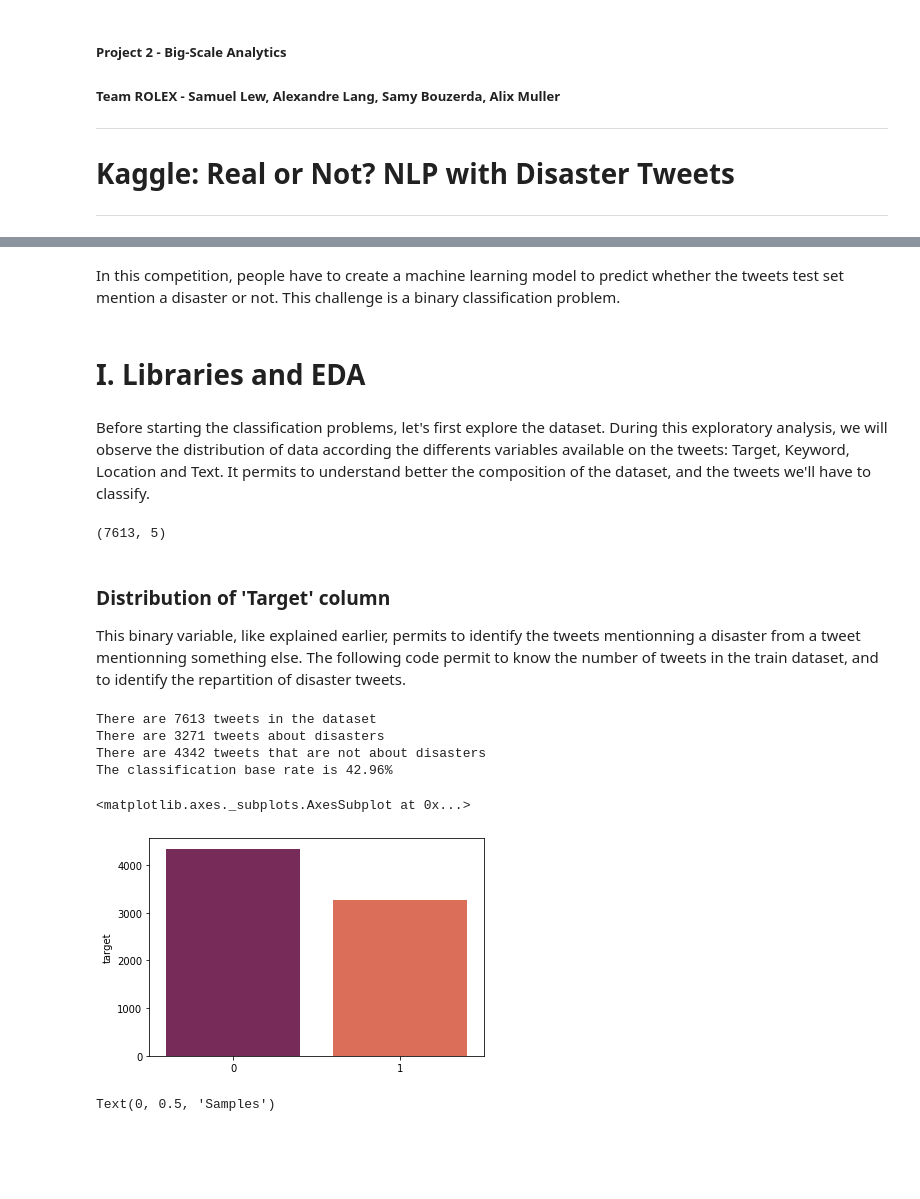
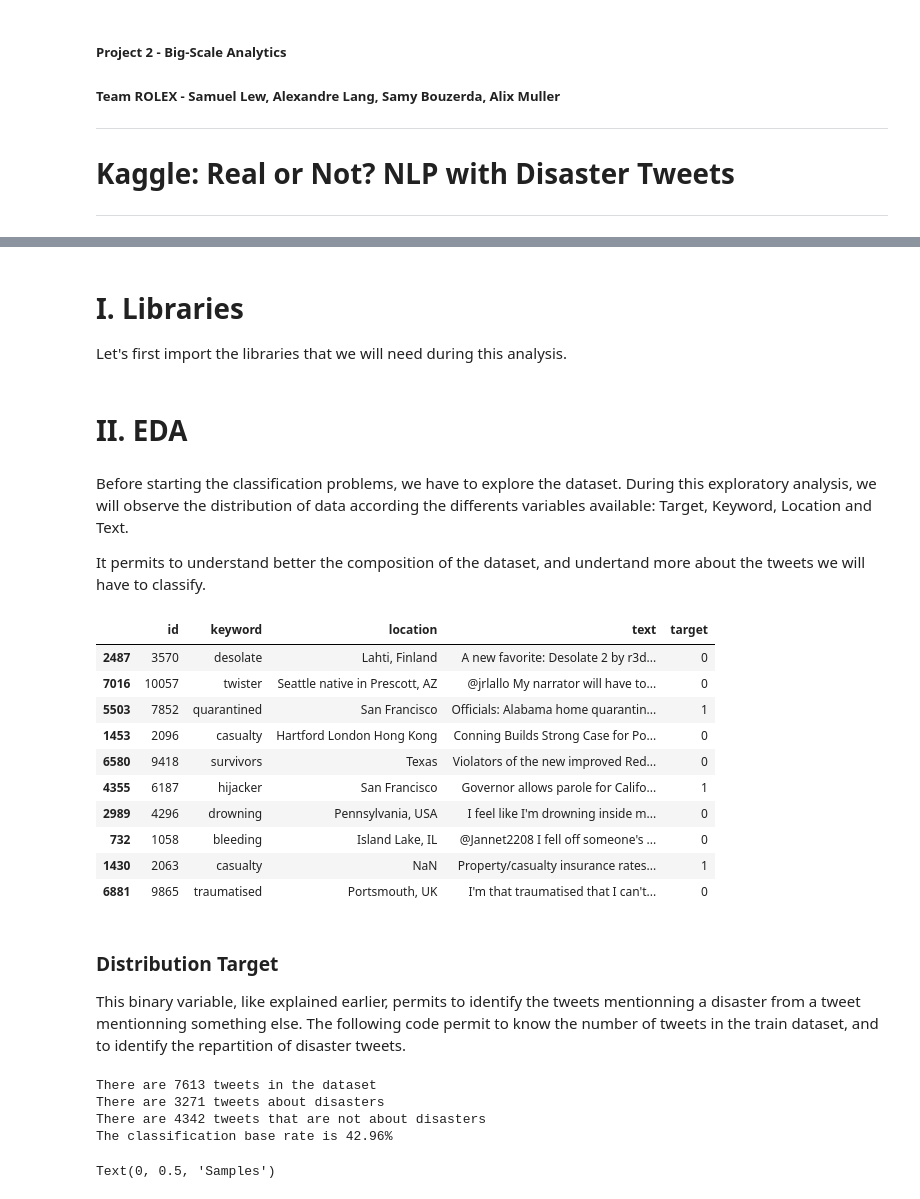
Before and after one commit to amuller9/Rolex_Project2, a Jupyter notebook: code/Mix_notebooks.ipynb, the cells around one changed output, grey strips where cells are left out. Saved outputs shown, nothing was run; the diff lists cells and outputs as text; code cells hidden in the pictures; blank space fills up the shorter version.

```diff
--- a/code/Mix_notebooks.ipynb
+++ b/code/Mix_notebooks.ipynb
@@ -24,2 +27,4 @@ non_disaster_tweet.values[1]
-# %% [markdown]
-In this competition, people have to create a machine learning model to predict whether the tweets test set mention a disaster or not. This challenge is a binary classification problem.
+# %% [markdown]
+# I. Libraries
+
+Let's first import the libraries that we will need during this analysis.
@@ -26,23 +40,29 @@ In this competition, people have to create a machine learning model to predict w
 # %% [markdown]
-# I. Libraries and EDA
+# II. EDA
 # %% [markdown]
-Before starting the classification problems, let's first explore the dataset.
-During this exploratory analysis, we will observe the distribution of data according the differents variables available on the tweets: Target, Keyword, Location and Text. It permits to understand better the composition of the dataset, and the tweets we'll have to classify.
+Before starting the classification problems, we have to explore the dataset.
+During this exploratory analysis, we will observe the distribution of data according the differents variables available: Target, Keyword, Location and Text.
+
+It permits to understand better the composition of the dataset, and undertand more about the tweets we will have to classify.
 # %%
-import pandas as pd
-import seaborn as sns
-import matplotlib.pyplot as plt
-from nltk import word_tokenize, sent_tokenize
-from nltk.corpus import stopwords
-
 train = pd.read_csv('../data/train.csv')
 train = train.sample(frac=1, replace=False)
 train = train[['id', 'keyword', 'location', 'text', 'target']]
-train.shape
+train.head(10)
 # %% [output]
-(7613, 5)
+|  | id | keyword | location | text | target |
+| 2487 | 3570 | desolate | Lahti, Finland | A new favorite: Desolate 2 by r3d... | 0 |
+| 7016 | 10057 | twister | Seattle native in Prescott, AZ | @jrlallo My narrator will have to... | 0 |
+| 5503 | 7852 | quarantined | San Francisco | Officials: Alabama home quarantin... | 1 |
+| 1453 | 2096 | casualty | Hartford London Hong Kong | Conning Builds Strong Case for Po... | 0 |
+| 6580 | 9418 | survivors | Texas | Violators of the new improved Red... | 0 |
+| 4355 | 6187 | hijacker | San Francisco | Governor allows parole for Califo... | 1 |
+| 2989 | 4296 | drowning | Pennsylvania, USA | I feel like I'm drowning inside m... | 0 |
+| 732 | 1058 | bleeding | Island Lake, IL | @Jannet2208 I fell off someone's ... | 0 |
+| 1430 | 2063 | casualty | NaN | Property/casualty insurance rates... | 1 |
+| 6881 | 9865 | traumatised | Portsmouth, UK | I'm that traumatised that I can't... | 0 |
 # %% [markdown]
-### Distribution of 'Target' column
+### Distribution Target
 This binary variable, like explained earlier, permits to identify the tweets mentionning a disaster from a tweet mentionning something else.
 The following code permit to know the number of tweets in the train dataset, and to identify the repartition of disaster tweets.
 # %%
@@ -69,11 +89,6 @@ There are 7613 tweets in the dataset
 There are 3271 tweets about disasters
 There are 4342 tweets that are not about disasters
 The classification base rate is 42.96%
-# %%
-sns.barplot(train['target'].value_counts().index, train['target'].value_counts(), palette = 'rocket')
-# %% [output]
-<matplotlib.axes._subplots.AxesSubplot at 0x...>
-[figure, removed]
 # %%
 sns.countplot('target',data = train, palette = 'rocket')
 plt.gca().set_ylabel('Samples')
```
Also changed, not shown: parts of 18 cells of this notebook.
